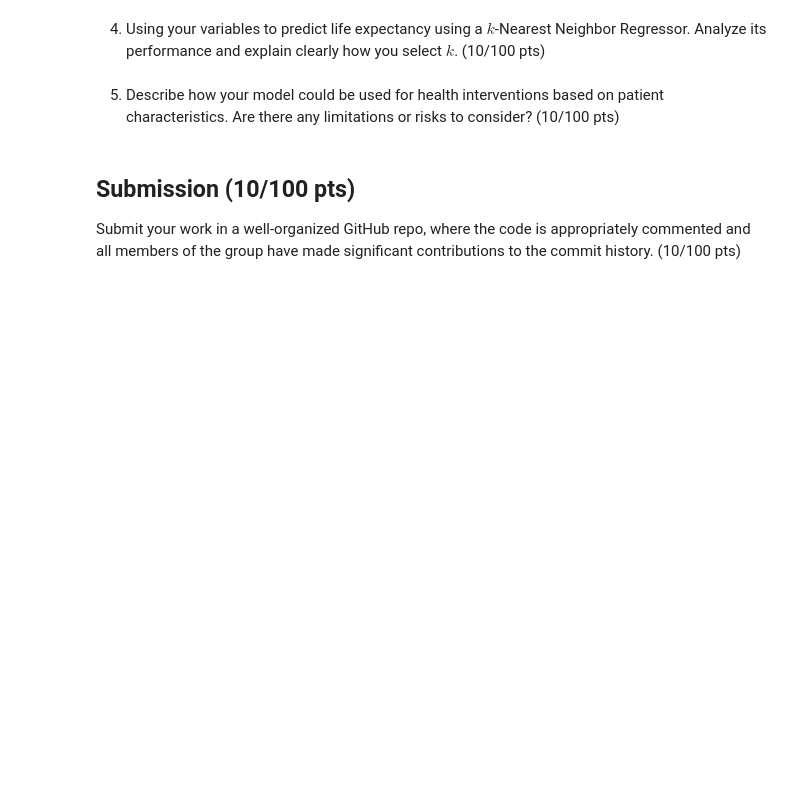
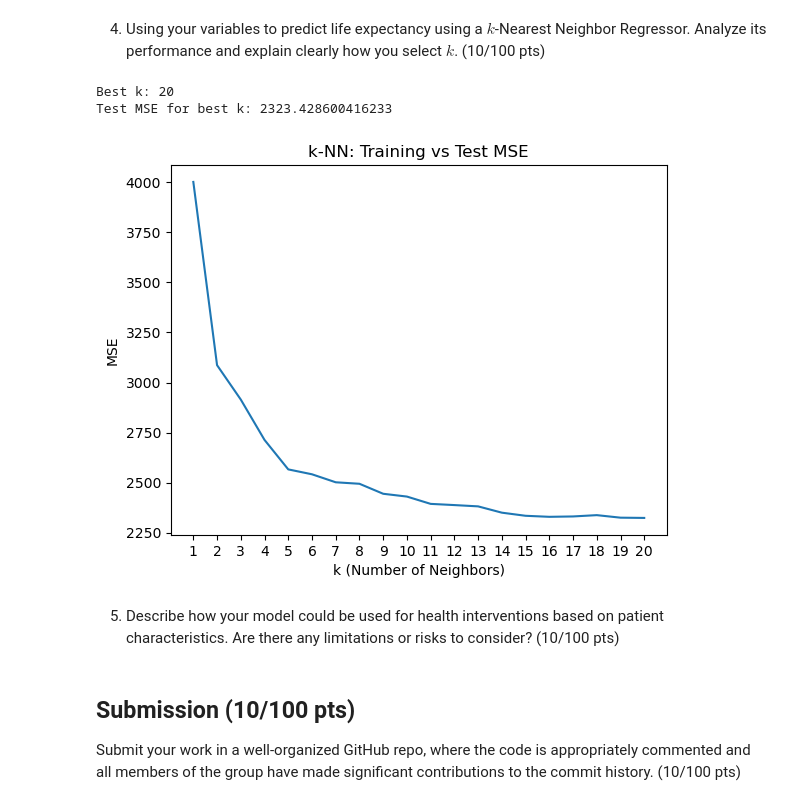
Before and after one commit to nathan4luu/DS-3001-Project-1, a Jupyter notebook: code.ipynb, the cells around one changed output. Saved outputs shown, nothing was run; the diff lists cells and outputs as text; code cells hidden in the pictures; blank space fills up the shorter version.

```diff
--- a/code.ipynb
+++ b/code.ipynb
@@ -433,5 +528,63 @@ Some patterns of interest:
 # %% [markdown]
 4. Using your variables to predict life expectancy using a $k$-Nearest Neighbor Regressor. Analyze its performance and explain clearly how you select $k$. (10/100 pts)
+# %%
+from sklearn.metrics import mean_squared_error
+from sklearn.neighbors import KNeighborsRegressor
+
+
+X = final_df.drop(columns=['MORTSTAT', 'PERMTH_INT']) # dropping mortality status and months until death for modeling
+y = final_df["PERMTH_INT"]
+
+# Train/test split
+X_train, X_test, y_train, y_test = train_test_split(
+    X, y,
+    test_size=0.2,
+    random_state=67
+)
+
+# Scale features (important for KNN)
+scaler = StandardScaler()
+X_train_scaled = scaler.fit_transform(X_train)
+X_test_scaled = scaler.transform(X_test)
+
+k_values = range(1, 21)
+train_mse = []
+test_mse = []
+
+for k in k_values:
+    knn = KNeighborsRegressor(n_neighbors=k)
+    knn.fit(X_train_scaled, y_train)
+
+    y_train_pred = knn.predict(X_train_scaled)
+    y_test_pred = knn.predict(X_test_scaled)
+
+    train_mse.append(mean_squared_error(y_train, y_train_pred))
+    test_mse.append(mean_squared_error(y_test, y_test_pred))
+
+# Best k (minimizes test MSE)
+best_k = k_values[np.argmin(test_mse)]
+print("Best k:", best_k)
+print("Test MSE for best k:", min(test_mse))
+# %% [output]
+Best k: 20
+Test MSE for best k: 2323.428600416233
+# %%
+# plotting k values against accuracy to visualize the best k value
+import matplotlib.pyplot as plt
+import numpy as np
+
+plt.figure()
+plt.plot(k_values, test_mse, label='Test MSE')
+
+plt.xlabel("k (Number of Neighbors)")
+plt.ylabel("MSE")
+plt.title("k-NN: Training vs Test MSE")
+
+plt.xticks(k_values)
+
+plt.show()
+# %% [output]
+[figure, added]
 # %% [markdown]
 5. Describe how your model could be used for health interventions based on patient characteristics. Are there any limitations or risks to consider? (10/100 pts)
 # %% [markdown]
```
Also changed, not shown: parts of 15 cells of this notebook.
